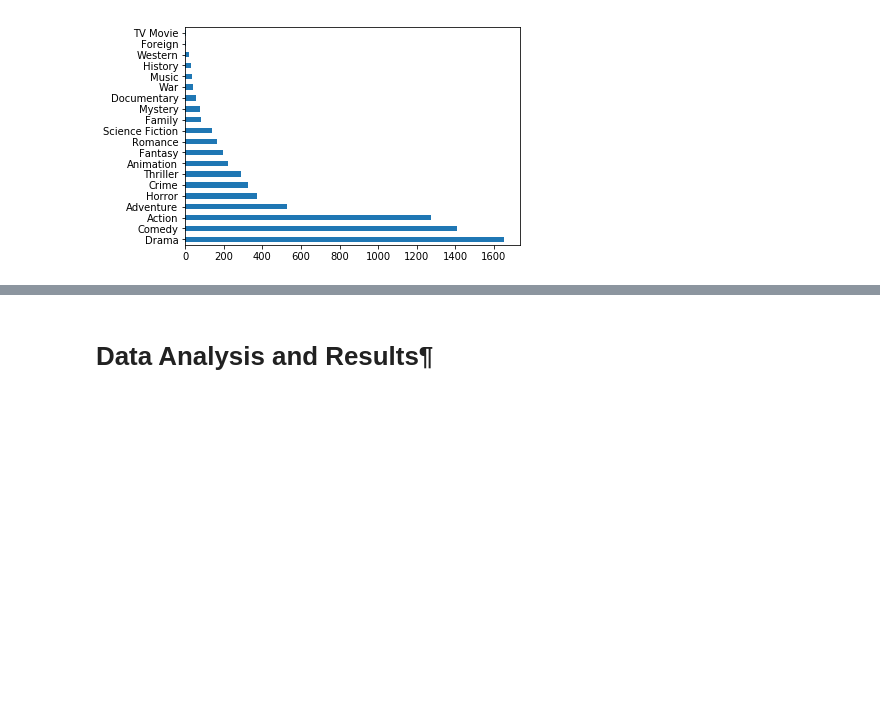
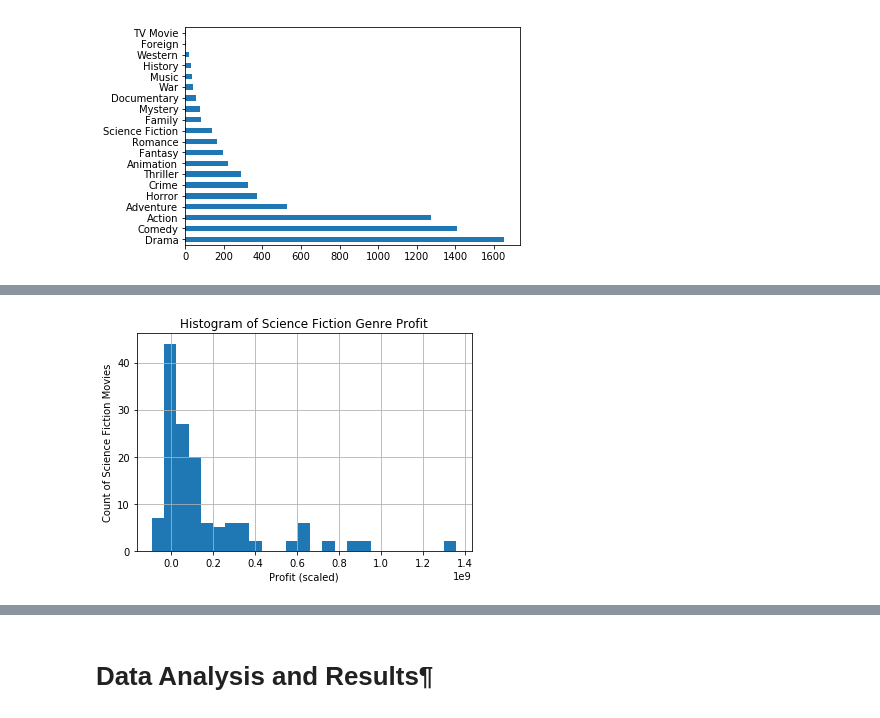
Before and after one commit to k-chau/What-Makes-a-Movie-Profit-, a Jupyter notebook: FinalProject.ipynb, the cells around one changed output, grey strips where cells are left out. Saved outputs shown, nothing was run; the diff lists cells and outputs as text; code cells hidden in the pictures; blank space fills up the shorter version.

```diff
--- a/FinalProject.ipynb
+++ b/FinalProject.ipynb
@@ -284,0 +272,8 @@ f_D = plt.gcf()
+# %%
+df[df["main_genre"] == 'Science Fiction'].hist(column='profit', bins=25)
+plt.xlabel('Profit (scaled)')
+plt.ylabel('Count of Science Fiction Movies')
+plt.title('Histogram of Science Fiction Genre Profit')
+f_Science_Fiction = plt.gcf()
+# %% [output]
+[figure, added]
```
Also changed, not shown: parts of 24 cells of this notebook.
